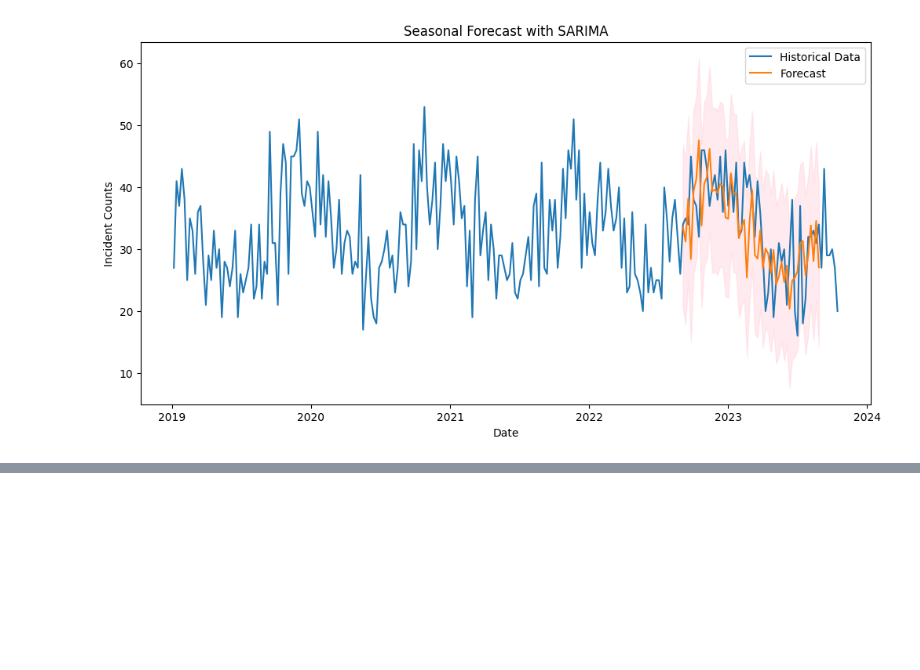
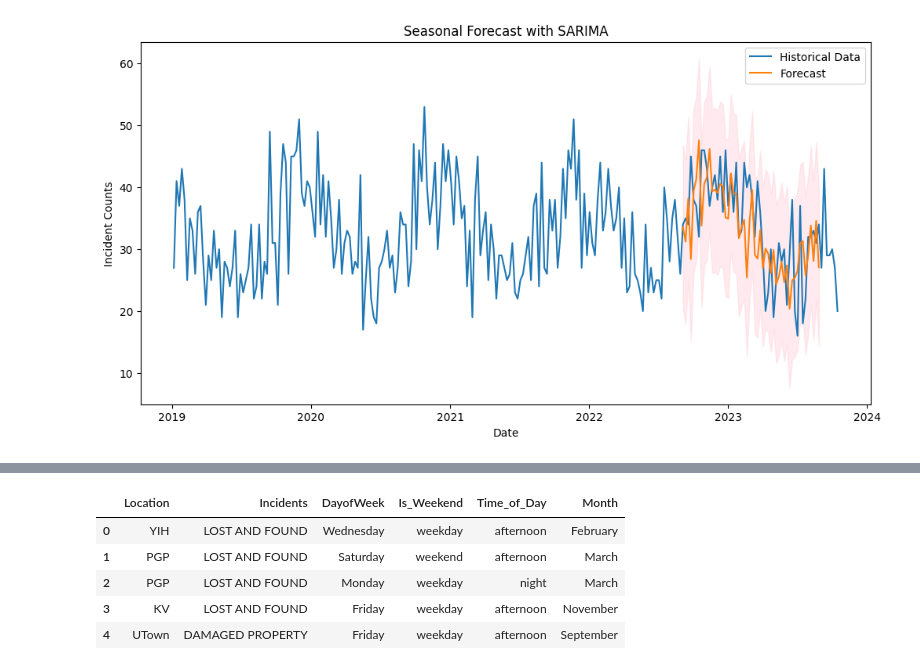
Before and after one commit to chloetkl/dsa3101-2310-06-security, a Jupyter notebook: back-end/src/time-series.ipynb, the cells around one changed output, grey strips where cells are left out. Cells and saved outputs as stored; diff of their text form; code cells hidden in the pictures; blank space fills up the shorter version.

```diff
--- a/back-end/src/time-series.ipynb
+++ b/back-end/src/time-series.ipynb
@@ -265,0 +313,10 @@ CONVERGENCE: NORM_OF_PROJECTED_GRADIENT_<=_PGTOL
+# %%
+df_apriori = df.drop(columns=['Open'])
+df_apriori.head()
+# %% [output]
+|  | Location | Incidents | DayofWeek | Is_Weekend | Time_of_Day | Month |
+| 0 | YIH | LOST AND FOUND | Wednesday | weekday | afternoon | February |
+| 1 | PGP | LOST AND FOUND | Saturday | weekend | afternoon | March |
+| 2 | PGP | LOST AND FOUND | Monday | weekday | night | March |
+| 3 | KV | LOST AND FOUND | Friday | weekday | afternoon | November |
+| 4 | UTown | DAMAGED PROPERTY | Friday | weekday | afternoon | September |
```
Also changed, not shown: parts of 7 cells of this notebook.
